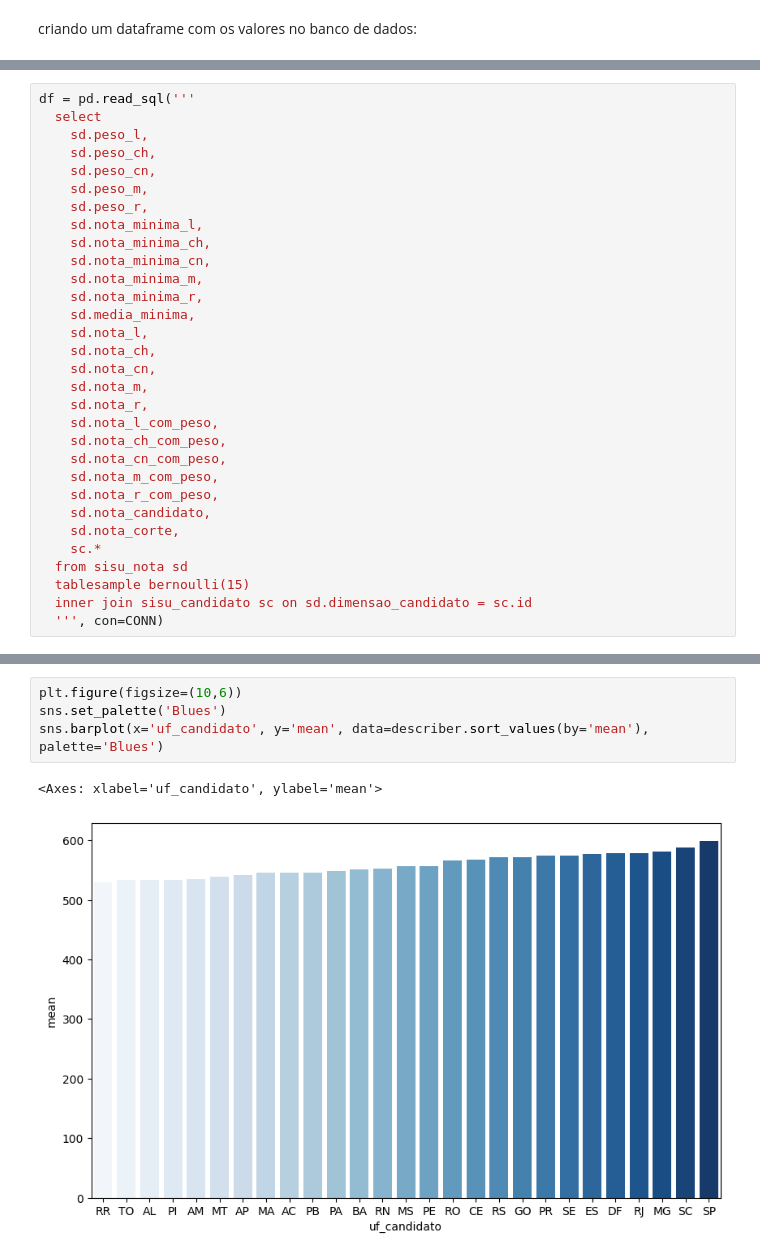
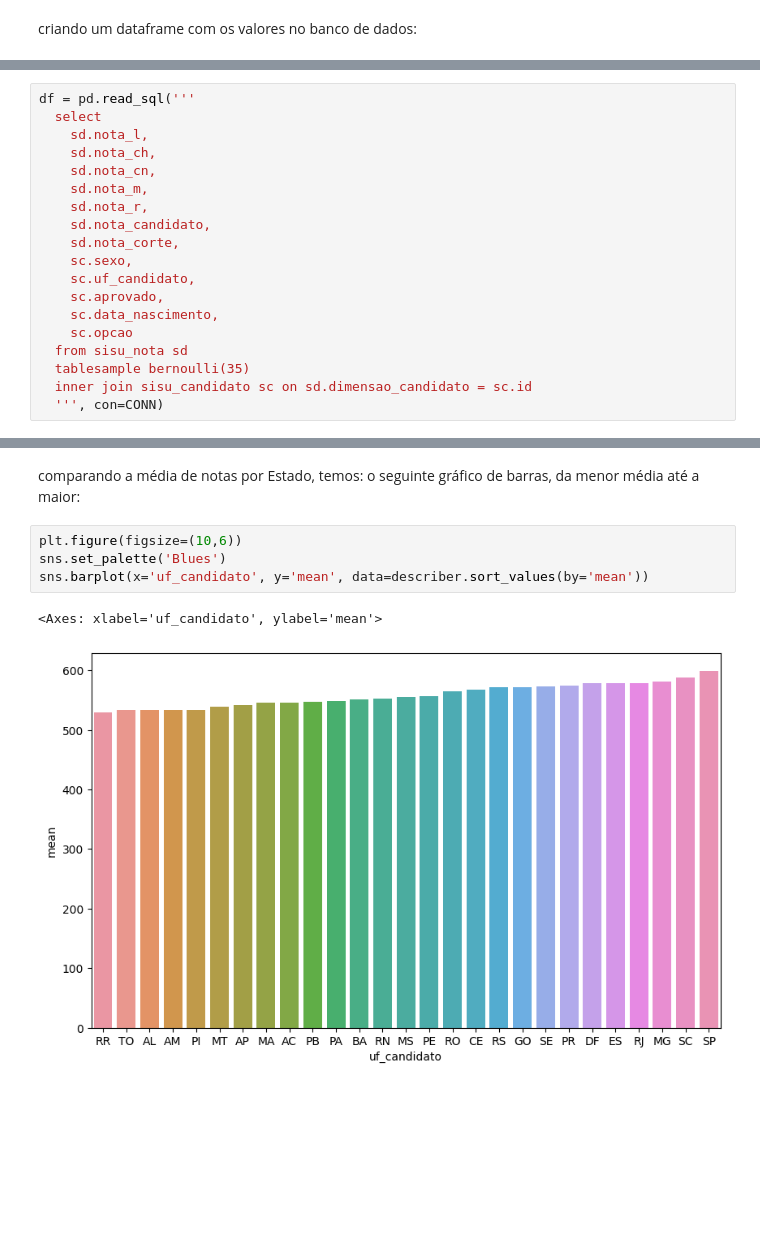
Before and after one commit to ChRxT09/projeto_integrador_3, a Jupyter notebook: notebooks/main.ipynb, the cells around one changed output, grey strips where cells are left out. Saved outputs shown, nothing was run; the diff lists cells and outputs as text; blank space fills up the shorter version.

```diff
--- a/notebooks/main.ipynb
+++ b/notebooks/main.ipynb
@@ -258,31 +311,19 @@ Name: nota_candidato, dtype: int64
 # %%
 df = pd.read_sql('''
   select
-    sd.peso_l,
-    sd.peso_ch,
-    sd.peso_cn,
-    sd.peso_m,
-    sd.peso_r,
-    sd.nota_minima_l,
-    sd.nota_minima_ch,
-    sd.nota_minima_cn,
-    sd.nota_minima_m,
-    sd.nota_minima_r,
-    sd.media_minima,
     sd.nota_l,
     sd.nota_ch,
     sd.nota_cn,
     sd.nota_m,
     sd.nota_r,
-    sd.nota_l_com_peso,
-    sd.nota_ch_com_peso,
-    sd.nota_cn_com_peso,
-    sd.nota_m_com_peso,
-    sd.nota_r_com_peso,
     sd.nota_candidato,
     sd.nota_corte,
-    sc.*
+    sc.sexo,
+    sc.uf_candidato,
+    sc.aprovado,
+    sc.data_nascimento,
+    sc.opcao
   from sisu_nota sd
-  tablesample bernoulli(15)
+  tablesample bernoulli(35)
   inner join sisu_candidato sc on sd.dimensao_candidato = sc.id
   ''', con=CONN)
@@ -352,7 +363,9 @@ sns.barplot(x='uf_candidato', y='count', data=describer.sort_values(by='count'),
+# %% [markdown]
+comparando a média de notas por Estado, temos: o seguinte gráfico de barras, da menor média até a maior:
 # %%
 plt.figure(figsize=(10,6))
 sns.set_palette('Blues')
-sns.barplot(x='uf_candidato', y='mean', data=describer.sort_values(by='mean'), palette='Blues')
+sns.barplot(x='uf_candidato', y='mean', data=describer.sort_values(by='mean'))
 # %% [output]
 <Axes: xlabel='uf_candidato', ylabel='mean'>
-[figure, old version]
+[figure, new version]
```
Also changed, not shown: parts of 61 cells of this notebook.
